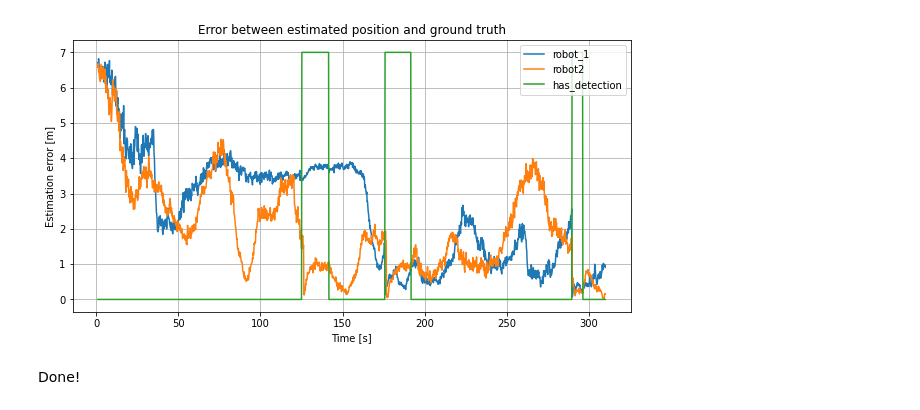
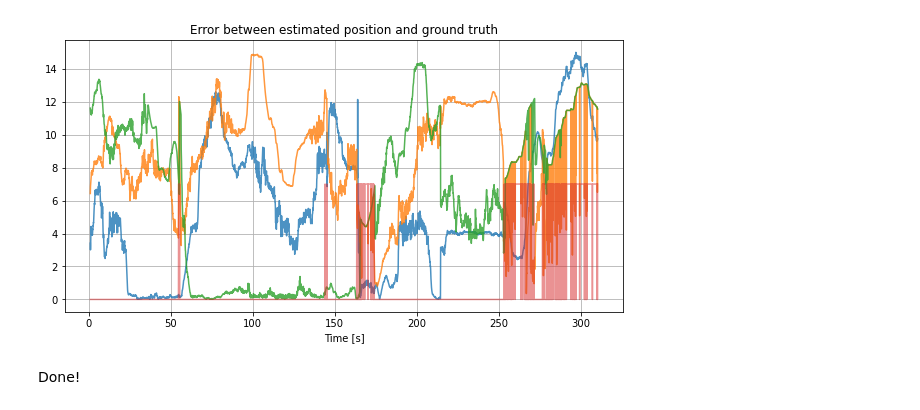
Before and after one commit to leoniloris/Multi-Robot-Localization, a Jupyter notebook: experiments.ipynb, the cells around one changed output. Cells and saved outputs as stored; diff of their text form; code cells hidden in the pictures.

Commit message:
plot each cluster

```diff
--- a/experiments.ipynb
+++ b/experiments.ipynb
@@ -59,0 +28,20 @@ df_robot2 = compute_robot_estimation_error(df_robot2)
+# %%
+def compute_clusters_errors(df):
+    for cluster_id in range(8):
+        diff_x_square = (df[f"robot_x"]- df[f"cluster{cluster_id}_x"])**2
+        diff_y_square = (df[f"robot_y"]- df[f"cluster{cluster_id}_y"])**2
+        df[f"cluster{cluster_id}_error"] = np.sqrt(diff_x_square+diff_y_square)
+    return df
+
+
+df_robot1 = compute_clusters_errors(df_robot1)
+df_robot2 = compute_clusters_errors(df_robot2)
+# %%
+EXPERIMENT_TIME_S = 310
+CELLS_TO_METERS = 10
+
+def _cell_to_meters(cells):
+    return cells / CELLS_TO_METERS
+
+t1 = np.linspace(1, EXPERIMENT_TIME_S, len(df_robot1.cluster1_w))
+t2 = np.linspace(1, EXPERIMENT_TIME_S, len(df_robot2.cluster1_w))
@@ -60,24 +74,28 @@ df_robot2 = compute_robot_estimation_error(df_robot2)
 # %%
-EXPERIMENT_TIME_S = 310
-CELLS_TO_METERS = 10
-
-def _cell_to_meters(cells):
-    return cells / CELLS_TO_METERS
-
-t1 = np.linspace(1, EXPERIMENT_TIME_S, len(df_robot1.error))
-t2 = np.linspace(1, EXPERIMENT_TIME_S, len(df_robot2.error))
-
 plt.figure(figsize=(10, 5))
 plt.title('Error between estimated position and ground truth')
-plt.plot(t1, _cell_to_meters(df_robot1.error))
-plt.plot(t2, _cell_to_meters(df_robot2.error))
-plt.plot(t1, df_robot1.has_detection * 7)
-plt.ylabel('Estimation error [m]')
+
+s = 0
+for cluster_id in range(8):
+    df_robot2[f"cluster{cluster_id}_w"] = df_robot2[f"cluster{cluster_id}_w"].mean()
+    s += df_robot2[f"cluster{cluster_id}_w"]
+
+weights = []
+for cluster_id in range(8):
+    df_robot2[f"cluster{cluster_id}_w"] /= s
+    weights.append(df_robot2[f"cluster{cluster_id}_w"].iloc[0])
+
+weights_to_plot = sorted(weights, reverse=True)[:3]
+for cluster_id in range(8):
+    weight = df_robot2[f"cluster{cluster_id}_w"].iloc[0]
+    if weight in weights_to_plot:
+        plt.plot(t1, _cell_to_meters(df_robot2[f"cluster{cluster_id}_error"]), alpha=0.8)
+plt.plot(t1, df_robot2.has_detection * 7, alpha=0.5)
 plt.xlabel('Time [s]')
-plt.legend(['robot_1', 'robot2', 'has_detection'])
+# plt.legend(['robot_1', 'robot2', 'has_detection'])
 plt.grid()
 plt.show()
 # %% [output]
-[figure, old version]
+[figure, new version]
 # %% [markdown]
 Done!
```
Also changed, not shown: parts of 3 cells of this notebook.
